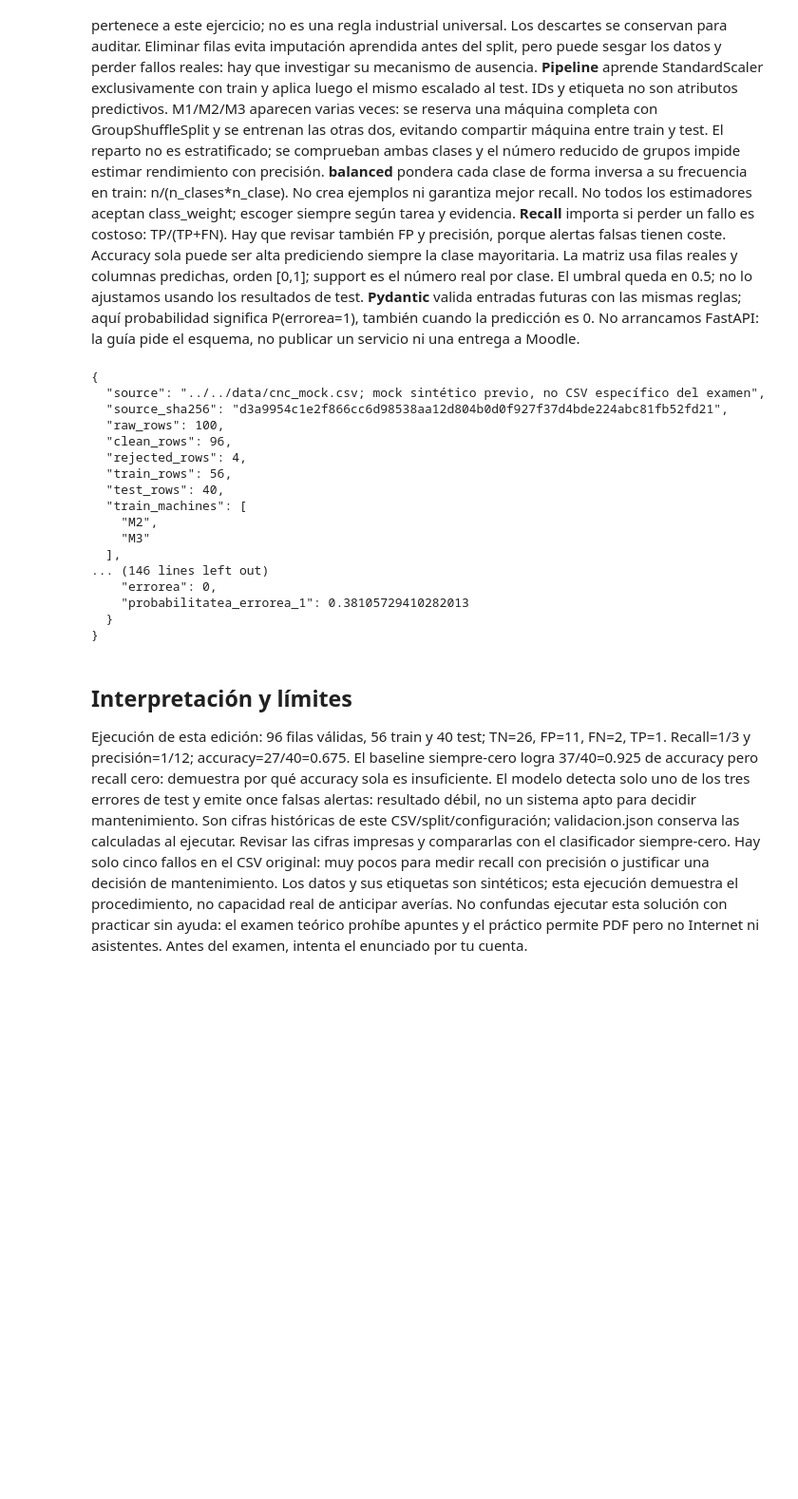
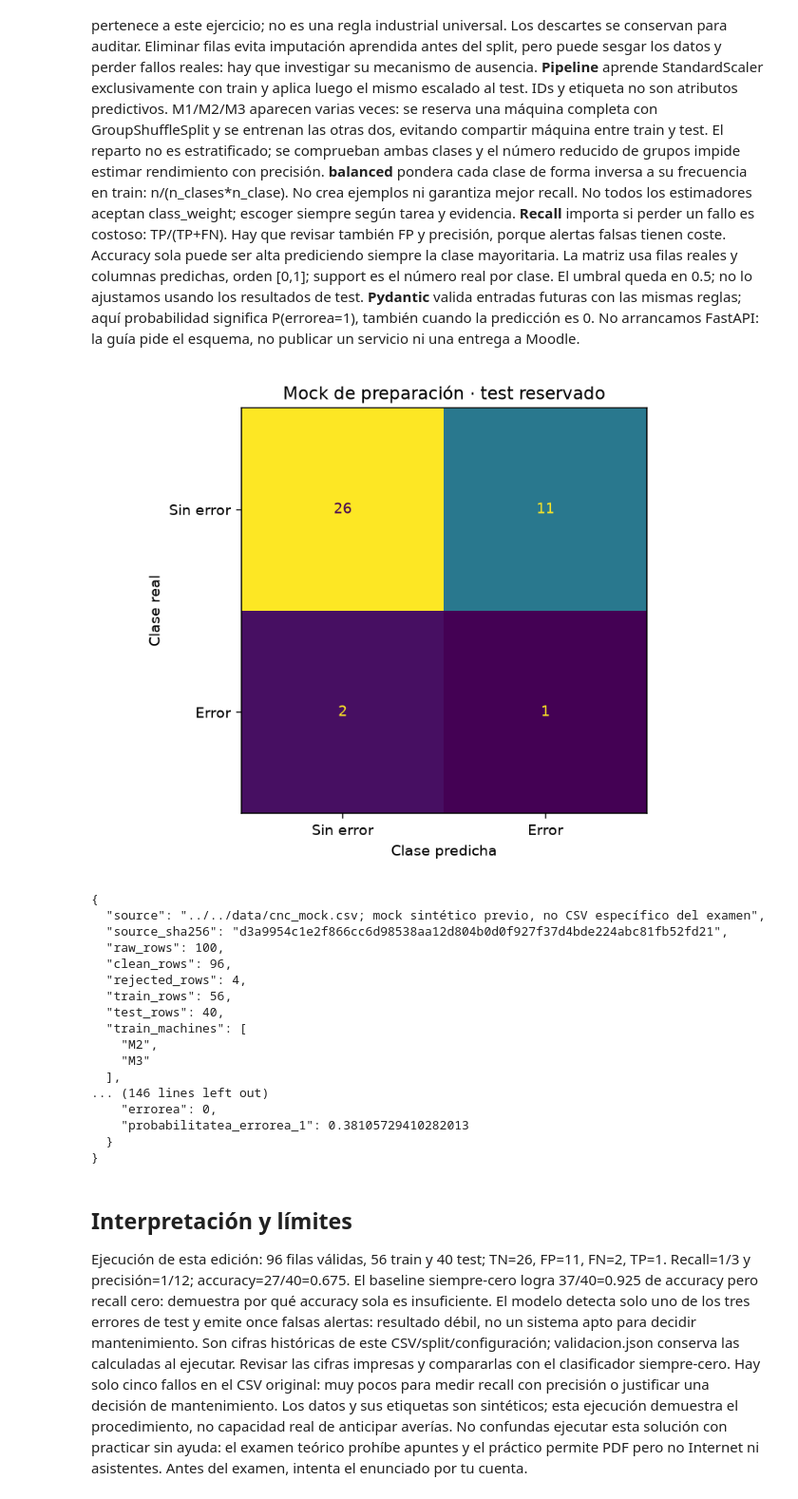
Before and after one commit to tears-mysthrala/aabd-bigdata, a Jupyter notebook: 04_Programazioa_5073/soluzioak/09_Mock_Azterketa_64153/mock_azterketa.ipynb, the cells around one changed output. Shown at 95% size. Drawn from its saved outputs; the diff is of its cells as text; code cells hidden in the pictures; blank space fills up the shorter version.

```diff
--- a/04_Programazioa_5073/soluzioak/09_Mock_Azterketa_64153/mock_azterketa.ipynb
+++ b/04_Programazioa_5073/soluzioak/09_Mock_Azterketa_64153/mock_azterketa.ipynb
@@ -198,33 +198,38 @@ def run():
         },
         "metrics": metrics,
         "example_validated_request": predict_input(
             model, MachineInput(tenperatura=60, bibrazioa=5)
         ),
     }
     (output / "validacion.json").write_text(
         json.dumps(report, ensure_ascii=False, indent=2) + "\n"
     )
     ConfusionMatrixDisplay.from_predictions(
         test.errorea,
         pred,
         labels=[0, 1],
         display_labels=["Sin error", "Error"],
         colorbar=False,
     )
     plt.title("Mock de preparación · test reservado")
     plt.xlabel("Clase predicha")
     plt.ylabel("Clase real")
     plt.tight_layout()
     plt.savefig(output / "confusion.png", dpi=140)
+    if "__file__" not in globals():
+        from IPython.display import Image, display
+
+        display(Image(filename=str(output / "confusion.png")))
     plt.show()
     plt.close("all")
     print(json.dumps(report, ensure_ascii=False, indent=2))
     return report
 
 
 if __name__ == "__main__":
     results = run()
 # %% [output]
+[figure, added]
 {
   "source": "../../data/cnc_mock.csv; mock sintético previo, no CSV específico del examen",
   "source_sha256": "d3a9954c1e2f866cc6d98538aa12d804b0d0f927f37d4bde224abc81fb52fd21",
```
Also changed, not shown: 3 other files.
